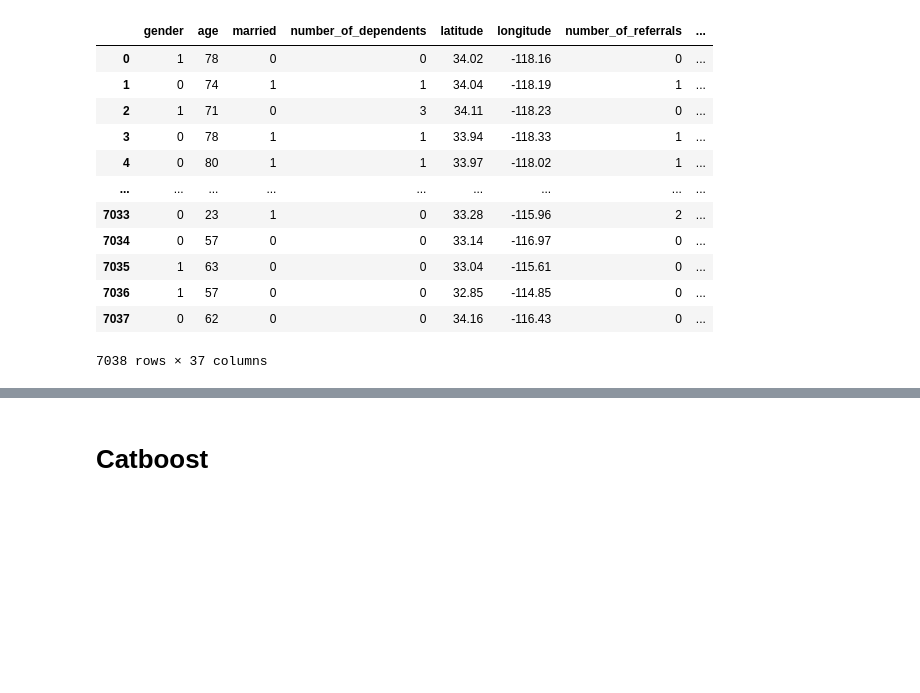
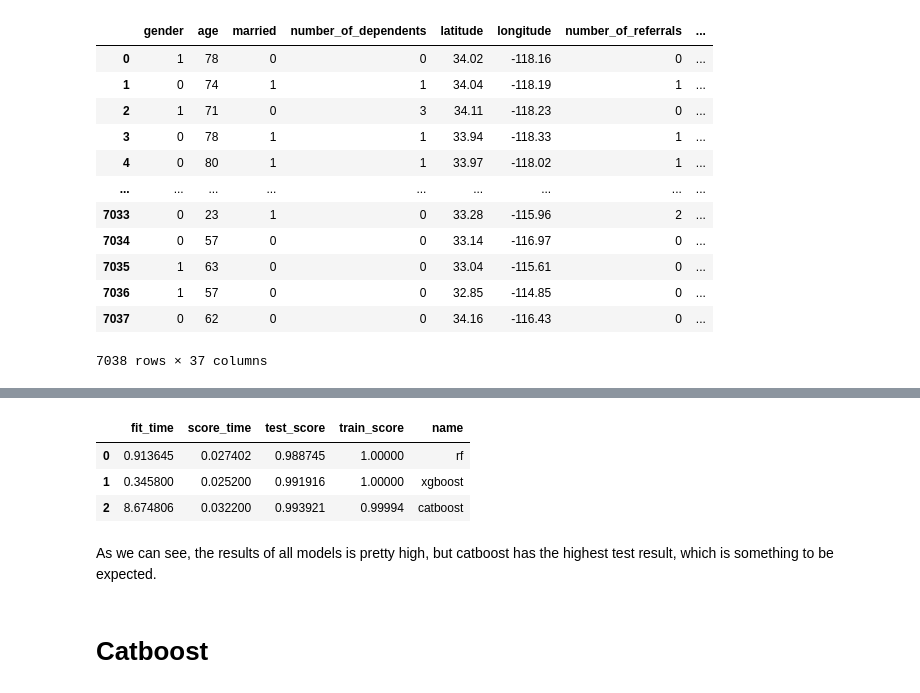
Before and after one commit to stsibikov/Telco_customer_churn, a Jupyter notebook: Machine Learning/Machine Learning.ipynb, the cells around one changed output, grey strips where cells are left out. Drawn from its saved outputs; the diff is of its cells as text; code cells hidden in the pictures; blank space fills up the shorter version.

```diff
--- a/Machine Learning/Machine Learning.ipynb
+++ b/Machine Learning/Machine Learning.ipynb
@@ -51,2 +69,26 @@ df.head(-5)
+# %%
+models = {'rf' : RandomForestClassifier(random_state=888),
+          'xgboost' : XGBClassifier(seed=888),
+          'catboost' : CatBoostClassifier(verbose=0, random_seed=888)}
+
+cross_validate_result = []
+for name, model in models.items():
+    cv = cross_validate(model, X_train, y_train, cv=5, return_train_score=True, scoring='roc_auc')
+    # cross_validate produces five folds of
+    cv = {key : value.sum() / len(value) for key, value in cv.items()}
+    cv['name'] = name
+    cross_validate_result.append(cv)
+
+# display the results
+cross_validate_result = pd.DataFrame.from_records(cross_validate_result)
+with pd.option_context('display.float_format', None):
+    display(cross_validate_result)
+# %% [output]
+|  | fit_time | score_time | test_score | train_score | name |
+| 0 | 0.913645 | 0.027402 | 0.988745 | 1.00000 | rf |
+| 1 | 0.345800 | 0.025200 | 0.991916 | 1.00000 | xgboost |
+| 2 | 8.674806 | 0.032200 | 0.993921 | 0.99994 | catboost |
+# %% [markdown]
+As we can see, the results of all models is pretty high, but catboost has the highest test result, which is something to be expected.
 # %% [markdown]
 # Catboost
```
Also changed, not shown: parts of 44 cells of this notebook, 5 other files.
